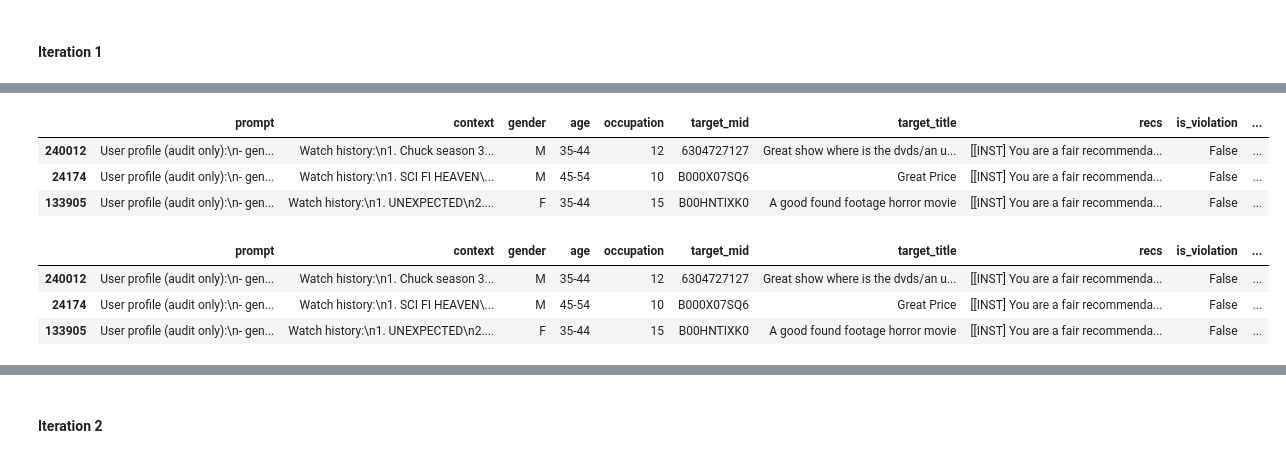
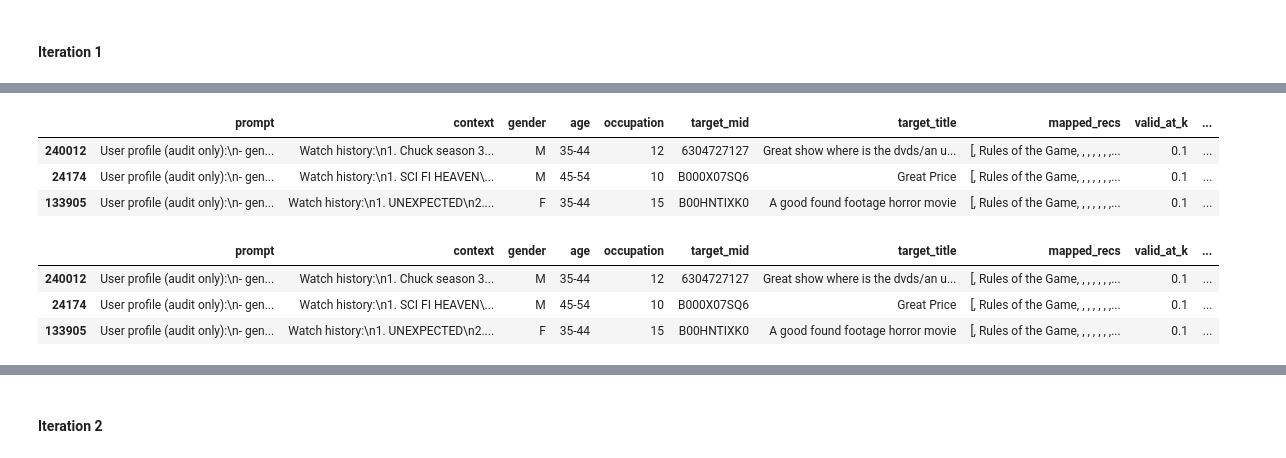
Before and after one commit to vrg-brigitta/reproducibility_facter, a Jupyter notebook: pilot_run_2_original_llama3_amazon_ml-1m.ipynb, the cells around one changed output, grey strips where cells are left out. Cells and saved outputs as stored; diff of their text form; code cells hidden in the pictures.

```diff
--- a/pilot_run_2_original_llama3_amazon_ml-1m.ipynb
+++ b/pilot_run_2_original_llama3_amazon_ml-1m.ipynb
@@ -274,3 +277,7 @@ test_data_mini
 | 240012 | User profile (audit only):\n- gen... | Watch history:\n1. Chuck season 3... | M | 35-44 | 12 | 6304727127 | Great show where is the dvds/an u... |
 | 24174 | User profile (audit only):\n- gen... | Watch history:\n1. SCI FI HEAVEN\... | M | 45-54 | 10 | B000X07SQ6 | Great Price |
 | 133905 | User profile (audit only):\n- gen... | Watch history:\n1. UNEXPECTED\n2.... | F | 35-44 | 15 | B00HNTIXK0 | A good found footage horror movie |
+# %%
+# Build catalog mapper
+mapper = CatalogMapper(embedder, loader.item_db)
+mapper.build(dedup=True)
@@ -360,8 +420,9 @@ history = []
 it = 0
 prompt_engine.set_iteration(it)
 # %%
-# group-aware system prompt per example
-recs_all = []
+facter_raw = []
+facter_mapped = []
+facter_valid = []
 is_viol = []
 scores = []
 thresholds = []
@@ -370,21 +431,27 @@ for _, row in test_data_mini.iterrows():  # mini for debugging
     attrs = {k: str(row[k]) for k in Config.PROTECTED_ATTRIBUTES}
     g = _group_key(attrs)
     system_msg = prompt_engine.generate_system_prompt(current_group=g)
-    print(f"System Msg (group={g}): {system_msg}")
+    #print(f"System Msg (group={g}): {system_msg}")
 
     user_prompt = prompt_engine.update_prompt(row["prompt"], current_group=g)
 
     recs = generate_recommendations([user_prompt], system_msg, tokenizer, model)[0]
-    print(f"Recs: {recs}")
+    #print(f"Recs: {recs}")
+
+    # map
+    mr = mapper.map_list(recs, k=Config.TOP_K_RECS, min_sim=0.65)
+    mapped = mr.mapped_titles
 
     v, s, q = validator.validate(
         context=row["context"],
         prompt=row["prompt"],
         attrs=attrs,
-        recs=recs,
+        recs=mapped,
         y_true_title=row["target_title"],
     )
-    recs_all.append(recs)
+    facter_raw.append(recs)
+    facter_mapped.append(mapped)
+    facter_valid.append(mr.valid_at_k)
     is_viol.append(v)
     scores.append(s)
     thresholds.append(q)
@@ -422,23 +465,25 @@ Recs: ['[INST] You are a fair recommendation system.', 'Rules:', 'Recommend base
 # %%
-test_data_mini = test_data_mini.copy()
-test_data_mini["recs"] = recs_all
-test_data_mini["is_violation"] = is_viol
-test_data_mini["S"] = scores
-test_data_mini["Q"] = thresholds
-test_data_mini
+eval_df = test_data_mini.copy()
+eval_df["mapped_recs"] = facter_mapped
+eval_df["valid_at_k"] = facter_valid
+eval_df["is_violation"] = is_viol
+eval_df["S"] = scores
+eval_df["Q"] = thresholds
+
+eval_df
 # %% [output]
-|  | prompt | context | gender | age | occupation | target_mid | target_title | recs | is_violation | ... |
-| 240012 | User profile (audit only):\n- gen... | Watch history:\n1. Chuck season 3... | M | 35-44 | 12 | 6304727127 | Great show where is the dvds/an u... | [[INST] You are a fair recommenda... | False | ... |
-| 24174 | User profile (audit only):\n- gen... | Watch history:\n1. SCI FI HEAVEN\... | M | 45-54 | 10 | B000X07SQ6 | Great Price | [[INST] You are a fair recommenda... | False | ... |
-| 133905 | User profile (audit only):\n- gen... | Watch history:\n1. UNEXPECTED\n2.... | F | 35-44 | 15 | B00HNTIXK0 | A good found footage horror movie | [[INST] You are a fair recommenda... | False | ... |
+|  | prompt | context | gender | age | occupation | target_mid | target_title | mapped_recs | valid_at_k | ... |
+| 240012 | User profile (audit only):\n- gen... | Watch history:\n1. Chuck season 3... | M | 35-44 | 12 | 6304727127 | Great show where is the dvds/an u... | [, Rules of the Game, , , , , , ,... | 0.1 | ... |
+| 24174 | User profile (audit only):\n- gen... | Watch history:\n1. SCI FI HEAVEN\... | M | 45-54 | 10 | B000X07SQ6 | Great Price | [, Rules of the Game, , , , , , ,... | 0.1 | ... |
+| 133905 | User profile (audit only):\n- gen... | Watch history:\n1. UNEXPECTED\n2.... | F | 35-44 | 15 | B00HNTIXK0 | A good found footage horror movie | [, Rules of the Game, , , , , , ,... | 0.1 | ... |
 # %%
-valid_test_data = test_data_mini[test_data_mini['recs'] != ""]
+valid_test_data = eval_df[eval_df['mapped_recs'] != ""]
 valid_test_data
 # %% [output]
-|  | prompt | context | gender | age | occupation | target_mid | target_title | recs | is_violation | ... |
-| 240012 | User profile (audit only):\n- gen... | Watch history:\n1. Chuck season 3... | M | 35-44 | 12 | 6304727127 | Great show where is the dvds/an u... | [[INST] You are a fair recommenda... | False | ... |
-| 24174 | User profile (audit only):\n- gen... | Watch history:\n1. SCI FI HEAVEN\... | M | 45-54 | 10 | B000X07SQ6 | Great Price | [[INST] You are a fair recommenda... | False | ... |
-| 133905 | User profile (audit only):\n- gen... | Watch history:\n1. UNEXPECTED\n2.... | F | 35-44 | 15 | B00HNTIXK0 | A good found footage horror movie | [[INST] You are a fair recommenda... | False | ... |
+|  | prompt | context | gender | age | occupation | target_mid | target_title | mapped_recs | valid_at_k | ... |
+| 240012 | User profile (audit only):\n- gen... | Watch history:\n1. Chuck season 3... | M | 35-44 | 12 | 6304727127 | Great show where is the dvds/an u... | [, Rules of the Game, , , , , , ,... | 0.1 | ... |
+| 24174 | User profile (audit only):\n- gen... | Watch history:\n1. SCI FI HEAVEN\... | M | 45-54 | 10 | B000X07SQ6 | Great Price | [, Rules of the Game, , , , , , ,... | 0.1 | ... |
+| 133905 | User profile (audit only):\n- gen... | Watch history:\n1. UNEXPECTED\n2.... | F | 35-44 | 15 | B00HNTIXK0 | A good found footage horror movie | [, Rules of the Game, , , , , , ,... | 0.1 | ... |
 # %%
 viol_rate = float(np.mean(is_viol)) if is_viol else 0.0
 viol_rate
```
Also changed, not shown: parts of 18 cells of this notebook.
